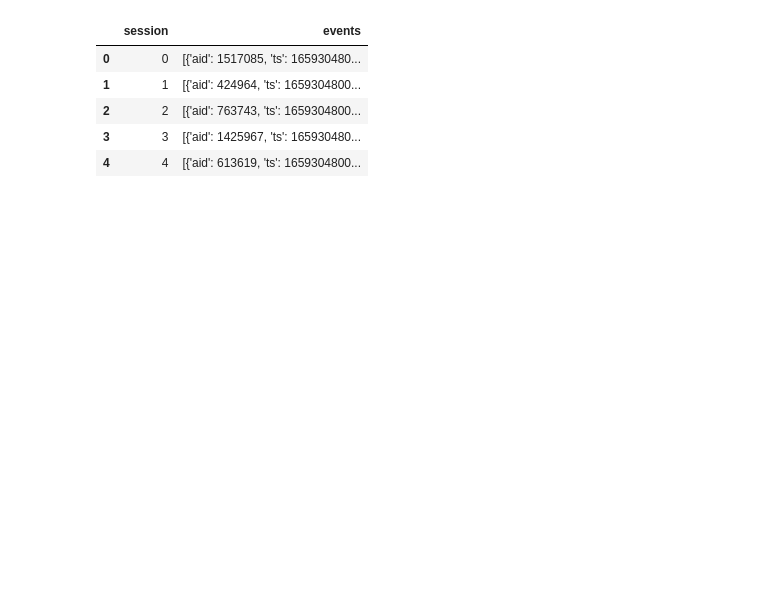
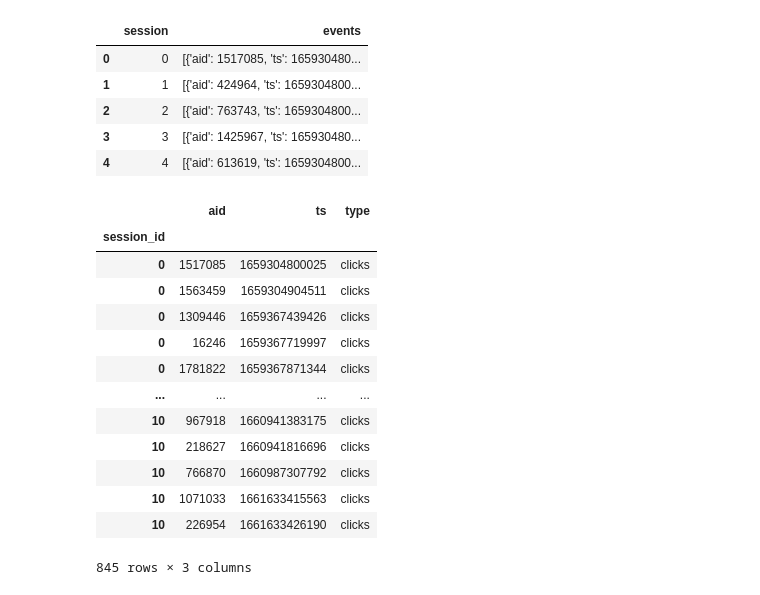
Before and after one commit to axa99/ottp-multi-recs, a Jupyter notebook: ottp-eda_12_05_2022.ipynb, the cells around one changed output. Cells and saved outputs as stored; diff of their text form; code cells hidden in the pictures; blank space fills up the shorter version.

```diff
--- a/ottp-eda_12_05_2022.ipynb
+++ b/ottp-eda_12_05_2022.ipynb
@@ -53 +114,20 @@ all_dfs_concat = pd.concat(all_dfs)
+# %%
+all_dfs_concat.set_index("session_id", inplace=True)
+# %%
+all_dfs_concat.loc[0:10]
+# %% [output]
+|  | aid | ts | type |
+| session_id |  |  |  |
+| 0 | 1517085 | 1659304800025 | clicks |
+| 0 | 1563459 | 1659304904511 | clicks |
+| 0 | 1309446 | 1659367439426 | clicks |
+| 0 | 16246 | 1659367719997 | clicks |
+| 0 | 1781822 | 1659367871344 | clicks |
+| ... | ... | ... | ... |
+| 10 | 967918 | 1660941383175 | clicks |
+| 10 | 218627 | 1660941816696 | clicks |
+| 10 | 766870 | 1660987307792 | clicks |
+| 10 | 1071033 | 1661633415563 | clicks |
+| 10 | 226954 | 1661633426190 | clicks |
+845 rows × 3 columns
 # %%
```
Also changed, not shown: parts of 21 cells of this notebook.
